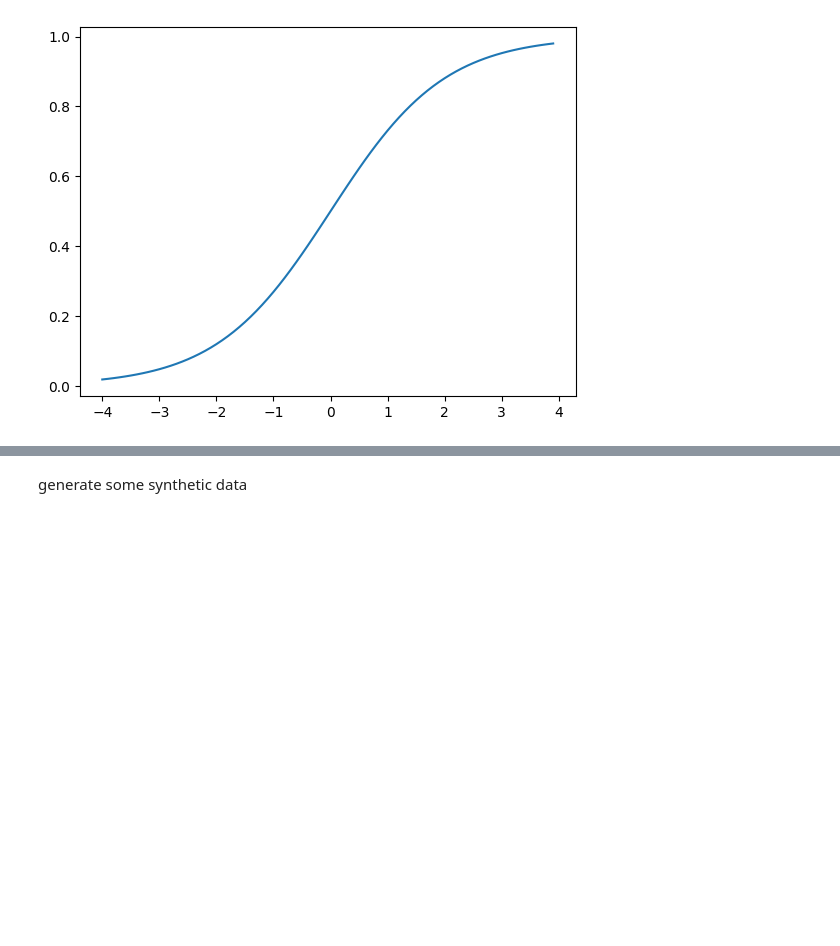
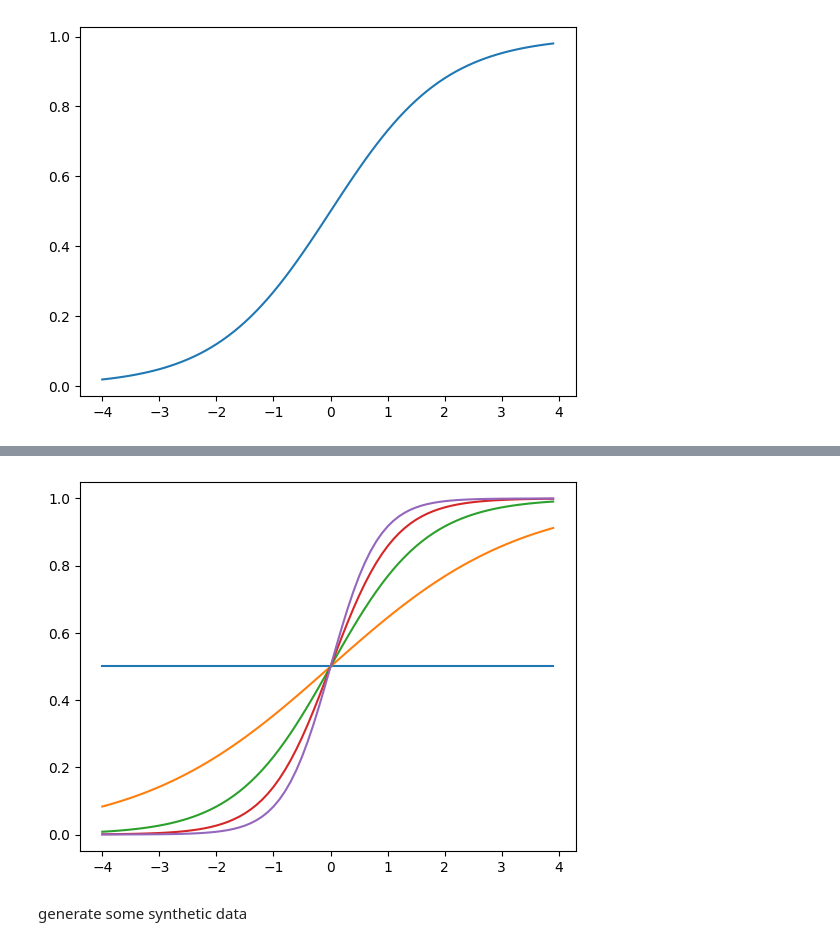
Before and after one commit to daavidstein/IRT, a Jupyter notebook: notebooks/IRT.ipynb, the cells around one changed output, grey strips where cells are left out. Saved outputs shown, nothing was run; the diff lists cells and outputs as text; code cells hidden in the pictures; blank space fills up the shorter version.

```diff
--- a/notebooks/IRT.ipynb
+++ b/notebooks/IRT.ipynb
@@ -39,3 +49,10 @@ plt.plot(x,y)
+# %%
+x = np.arange(-4,4,0.1)
+for disc in np.arange(0,3,0.6):
+    y =irf(diff=0,disc=disc,ability=x)
+    plt.plot(x,y)
+# %% [output]
+[figure, added]
 # %% [markdown]
 generate some synthetic data
 # %%
```
Also changed, not shown: parts of 13 cells of this notebook.
